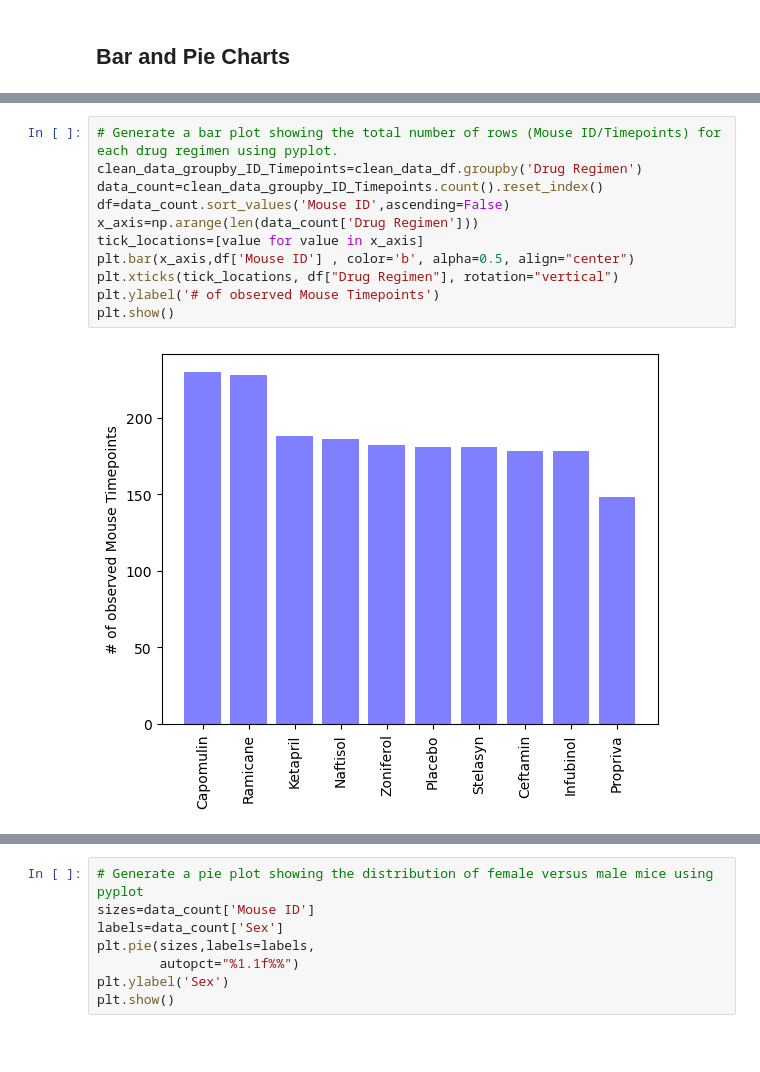
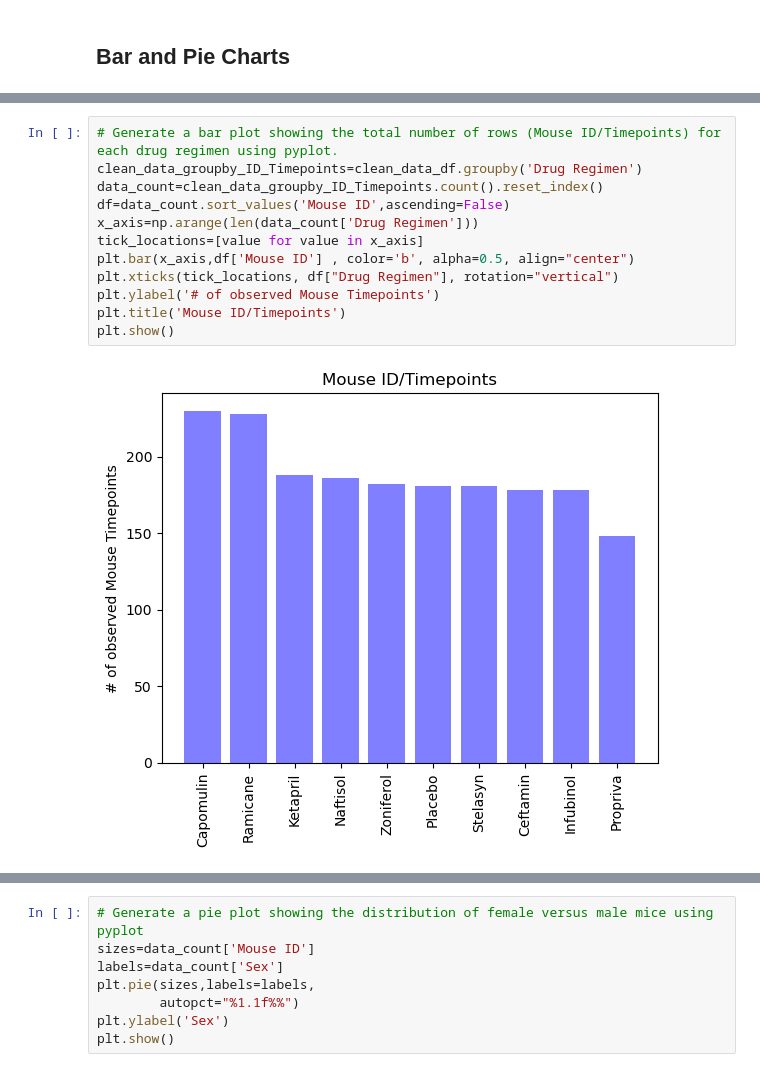
Before and after one commit to JollyCJoseph/module5-challenge, a Jupyter notebook: Starter_Code/Pymaceuticals/pymaceuticals.ipynb, the cells around one changed output, grey strips where cells are left out. Drawn from its saved outputs; the diff is of its cells as text; blank space fills up the shorter version.

```diff
--- a/Starter_Code/Pymaceuticals/pymaceuticals.ipynb
+++ b/Starter_Code/Pymaceuticals/pymaceuticals.ipynb
@@ -163,16 +159,17 @@ plt.show()
 # %%
 # Generate a bar plot showing the total number of rows (Mouse ID/Timepoints) for each drug regimen using pyplot.
 clean_data_groupby_ID_Timepoints=clean_data_df.groupby('Drug Regimen')
 data_count=clean_data_groupby_ID_Timepoints.count().reset_index()
 df=data_count.sort_values('Mouse ID',ascending=False)
 x_axis=np.arange(len(data_count['Drug Regimen']))
 tick_locations=[value for value in x_axis]
 plt.bar(x_axis,df['Mouse ID'] , color='b', alpha=0.5, align="center")
 plt.xticks(tick_locations, df["Drug Regimen"], rotation="vertical")
 plt.ylabel('# of observed Mouse Timepoints')
+plt.title('Mouse ID/Timepoints')
 plt.show()
 # %% [output]
-[figure, old version]
+[figure, new version]
 # %%
 # Generate a pie plot showing the distribution of female versus male mice using Pandas
 clean_data_groupby_ID_Timepoints=clean_data_df.groupby('Sex')
```
Also changed, not shown: parts of 11 cells of this notebook.
